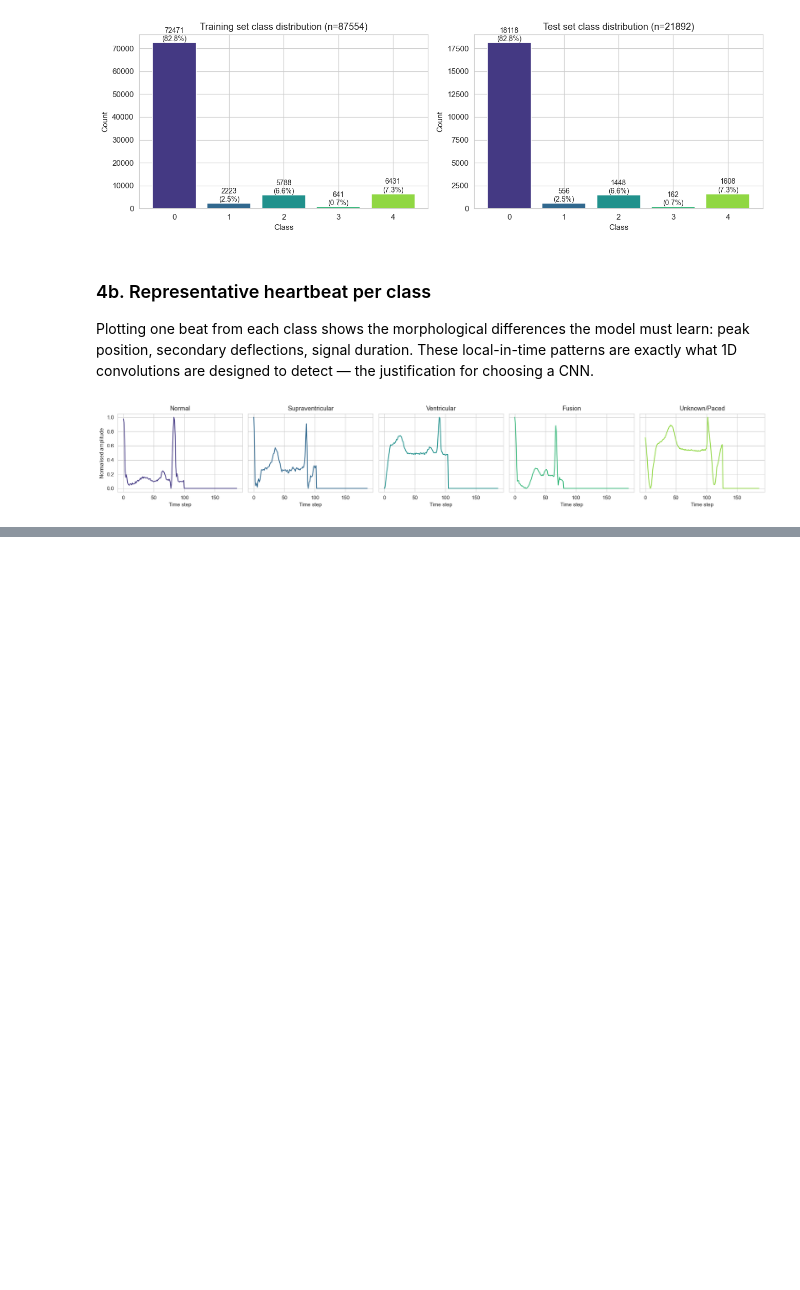
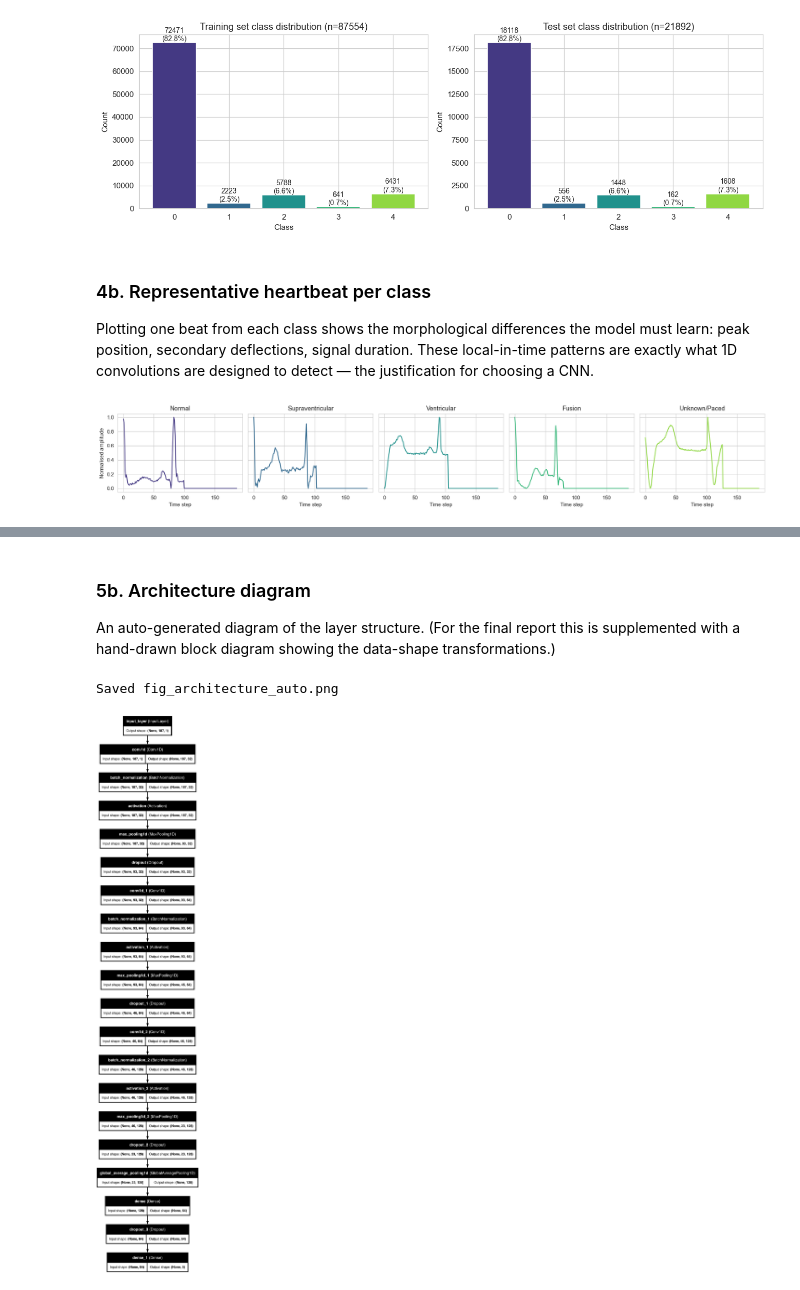
Before and after one commit to Arush70/ECG-Heartbeat-Classification, a Jupyter notebook: Training-ANN.ipynb, the cells around one changed output, grey strips where cells are left out. Cells and saved outputs as stored; diff of their text form; code cells hidden in the pictures; blank space fills up the shorter version.

```diff
--- a/Training-ANN.ipynb
+++ b/Training-ANN.ipynb
@@ -325,0 +411,26 @@ plt.show()
+# %% [markdown]
+### 5b. Architecture diagram
+
+An auto-generated diagram of the layer structure. (For the final report this is supplemented
+with a hand-drawn block diagram showing the data-shape transformations.)
+# %%
+# Stage 5b: Auto-generate an architecture diagram
+# Needs graphviz; if it fails, we fall back to the text summary (and draw by hand later).
+try:
+    plot_model(
+        demo_model,
+        to_file='fig_architecture_auto.png',
+        show_shapes=True,
+        show_layer_names=True,
+        rankdir='TB',     # top-to-bottom; use 'LR' for left-to-right
+        dpi=120,
+    )
+    print('Saved fig_architecture_auto.png')
+    from IPython.display import Image
+    display(Image('fig_architecture_auto.png'))
+except Exception as e:
+    print('Could not auto-generate diagram (graphviz not installed?):', e)
+    print('No problem — we will hand-draw the architecture figure for the report.')
+# %% [output]
+Saved fig_architecture_auto.png
+[figure, added]
```
Also changed, not shown: parts of 10 cells of this notebook.
